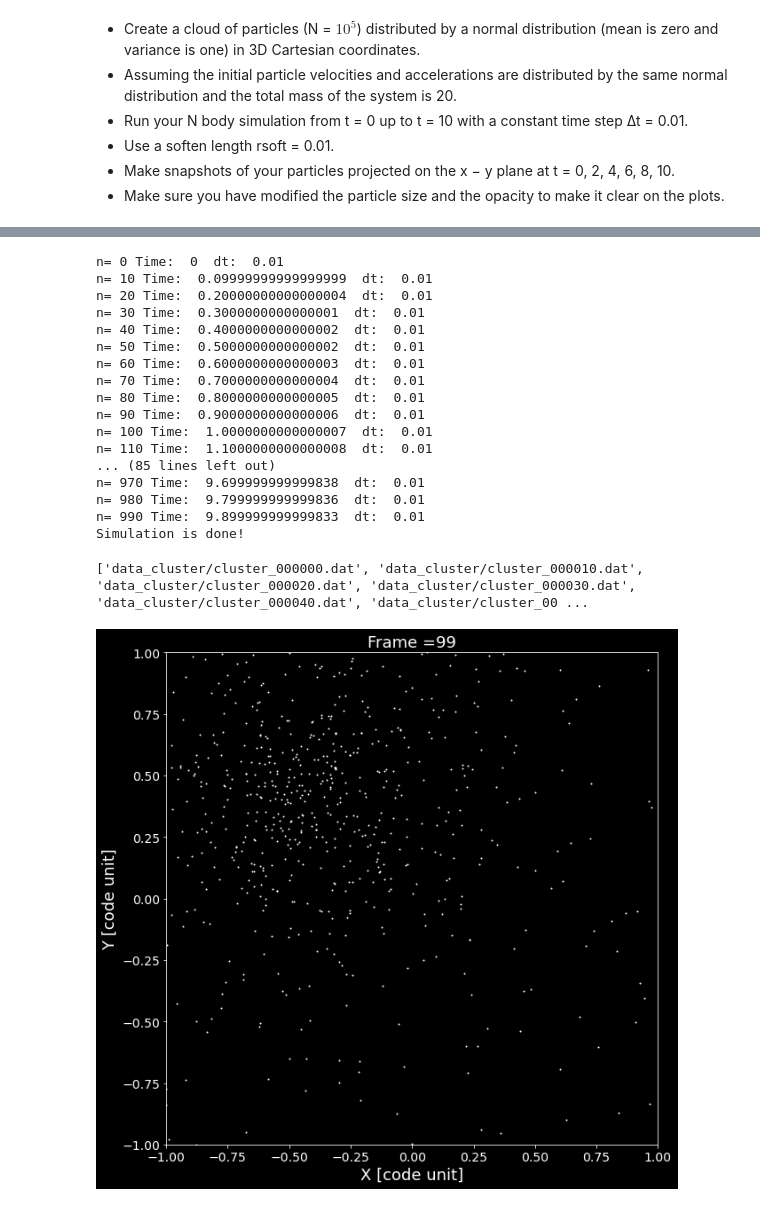
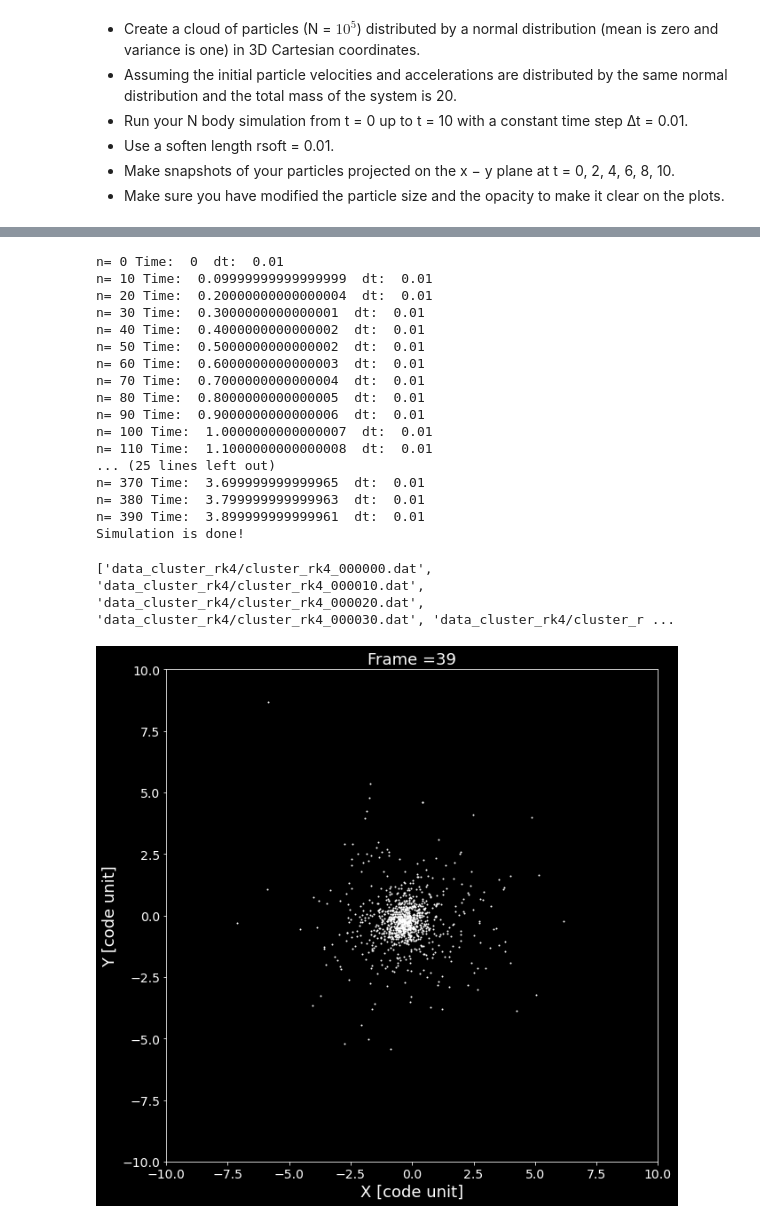
Before and after one commit to ricky4280/computationalPhysics-112, a Jupyter notebook: project2/HW2/HW2.ipynb, the cells around one changed output, grey strips where cells are left out. Saved outputs shown, nothing was run; the diff lists cells and outputs as text; code cells hidden in the pictures.

```diff
--- a/project2/HW2/HW2.ipynb
+++ b/project2/HW2/HW2.ipynb
@@ -51,8 +45,8 @@ particles.draw(dim=3)
 # %%
 # start the simulation
 simulation = NBodySimulator(particles=particles)
-simulation.setup(G=1,rsoft=0.01,method='RK4', io_freq=10, io_header='cluster')
-simulation.evolve(dt=0.01, tmax=10)
+simulation.setup(G=1,rsoft=0.01,method='RK4', io_freq=10, io_header='cluster_rk4')
+simulation.evolve(dt=0.01, tmax=4)
 # %% [output]
 n= 0 Time:  0  dt:  0.01
 n= 10 Time:  0.09999999999999999  dt:  0.01
@@ -66,8 +60,8 @@ n= 80 Time:  0.8000000000000005  dt:  0.01
 n= 90 Time:  0.9000000000000006  dt:  0.01
 n= 100 Time:  1.0000000000000007  dt:  0.01
 n= 110 Time:  1.1000000000000008  dt:  0.01
-... (85 lines left out)
-n= 970 Time:  9.699999999999838  dt:  0.01
-n= 980 Time:  9.799999999999836  dt:  0.01
-n= 990 Time:  9.899999999999833  dt:  0.01
+... (25 lines left out)
+n= 370 Time:  3.699999999999965  dt:  0.01
+n= 380 Time:  3.799999999999963  dt:  0.01
+n= 390 Time:  3.899999999999961  dt:  0.01
 Simulation is done!
@@ -74,9 +88,9 @@ Simulation is done!
 # %%
-# visualize the simulation
-fns = load_files('cluster')
+# visualize the simulation: RK4
+fns = load_files('cluster_rk4')
 print(fns)
 # save the movie
-save_movie(fns, filename='HW2.mp4', fps=10)
+save_movie(fns, filename='HW2_RK4.mp4', fps=10, lengthscale=10)
 # %% [output]
-['data_cluster/cluster_000000.dat', 'data_cluster/cluster_000010.dat', 'data_cluster/cluster_000020.dat', 'data_cluster/cluster_000030.dat', 'data_cluster/cluster_000040.dat', 'data_cluster/cluster_00 ...
+['data_cluster_rk4/cluster_rk4_000000.dat', 'data_cluster_rk4/cluster_rk4_000010.dat', 'data_cluster_rk4/cluster_rk4_000020.dat', 'data_cluster_rk4/cluster_rk4_000030.dat', 'data_cluster_rk4/cluster_r ...
-[figure, old version]
+[figure, new version]
```
Also changed, not shown: parts of 5 cells of this notebook, 1 other file.
